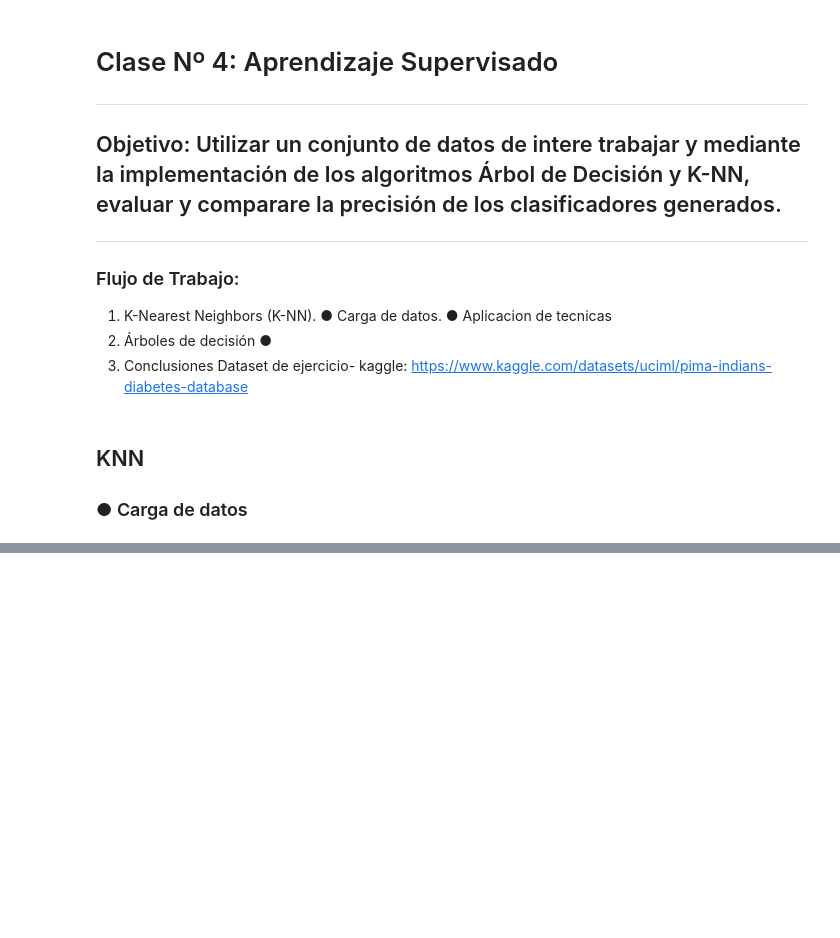
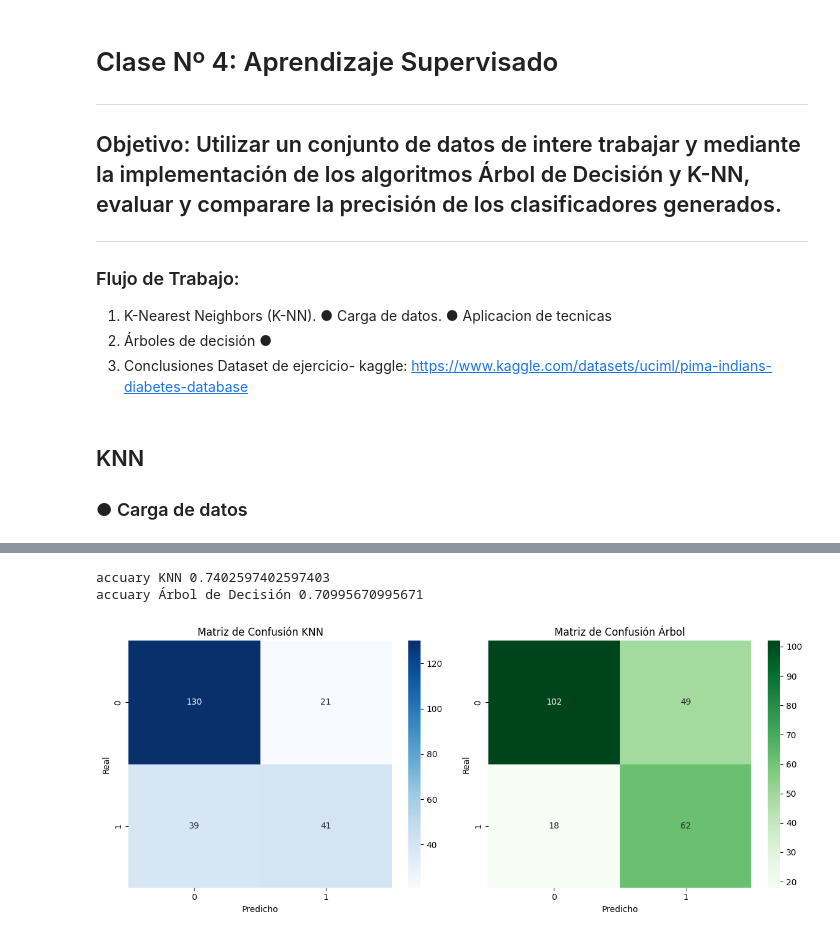
Before and after one commit to debiie918/APRENDIZAJE-AUTOMATICO, a Jupyter notebook: clase 5/knn&arborldd.ipynb, the cells around one changed output, grey strips where cells are left out. Cells and saved outputs as stored; diff of their text form; code cells hidden in the pictures; blank space fills up the shorter version.

```diff
--- a/clase 5/knn&arborldd.ipynb
+++ b/clase 5/knn&arborldd.ipynb
@@ -24,6 +24,6 @@ from matplotlib.colors import ListedColormap
 from sklearn import neighbors, datasets
 
 #Cargamos el dataset Diabetes.csv
-dat_csv = pd.read_csv('diabetes.csv', encoding= 'iso-8859-1')
+dat_csv = pd.read_csv('../clase4/diabetes.csv', encoding= 'iso-8859-1')
 dat_csv.head()
 # %% [output]
@@ -30,0 +96,9 @@ FileNotFoundError: [Errno 2] No such file or directory: 'diabetes.csv'
+# %%
+from sklearn.metrics import classification_report, confusion_matrix, accuracy_score
+import seaborn as sns
+knn = KNeighborsClassifier(n_neighbors=27, weights='distance') #uso 27 en n_de vecinos porque es la raíz cuadrada del número de muestras de entrenamiento (768)
+
+knn.fit(X_train_scaled, y_train)
+y_pred_knn = knn.predict(X_test_scaled)
+
+print(classification_report(y_test, y_pred_knn))
@@ -30,0 +126,10 @@ FileNotFoundError: [Errno 2] No such file or directory: 'diabetes.csv'
+# %%
+from sklearn.tree import DecisionTreeClassifier
+from sklearn.metrics import classification_report
+
+tree = DecisionTreeClassifier(criterion='gini', max_depth=4, random_state=42)
+tree.fit(X_train_scaled, y_train)
+y_pred_tree = tree.predict(X_test_scaled)
+
+print("Métricas Árbol de Decisión:")
+print(classification_report(y_test, y_pred_tree))
@@ -30,0 +146,22 @@ FileNotFoundError: [Errno 2] No such file or directory: 'diabetes.csv'
+# %%
+import seaborn as sns
+print('accuary KNN', accuracy_score(y_test, y_pred_knn))
+print('accuary Árbol de Decisión', accuracy_score(y_test, y_pred_tree))
+
+fig, ax = plt.subplots(1, 2, figsize=(12, 5))
+sns.heatmap(confusion_matrix(y_test, y_pred_knn), annot=True, fmt="d", ax=ax[0], cmap="Blues")
+ax[0].set_title("Matriz de Confusión KNN")
+ax[0].set_xlabel("Predicho")
+ax[0].set_ylabel("Real")
+
+sns.heatmap(confusion_matrix(y_test, y_pred_tree), annot=True, fmt="d", ax=ax[1], cmap="Greens")
+ax[1].set_title("Matriz de Confusión Árbol")
+ax[1].set_xlabel("Predicho")
+ax[1].set_ylabel("Real")
+
+plt.tight_layout()
+plt.show()
+# %% [output]
+accuary KNN 0.7402597402597403
+accuary Árbol de Decisión 0.70995670995671
+[figure, added]
```
Also changed, not shown: parts of 17 cells of this notebook, 1 other file.
